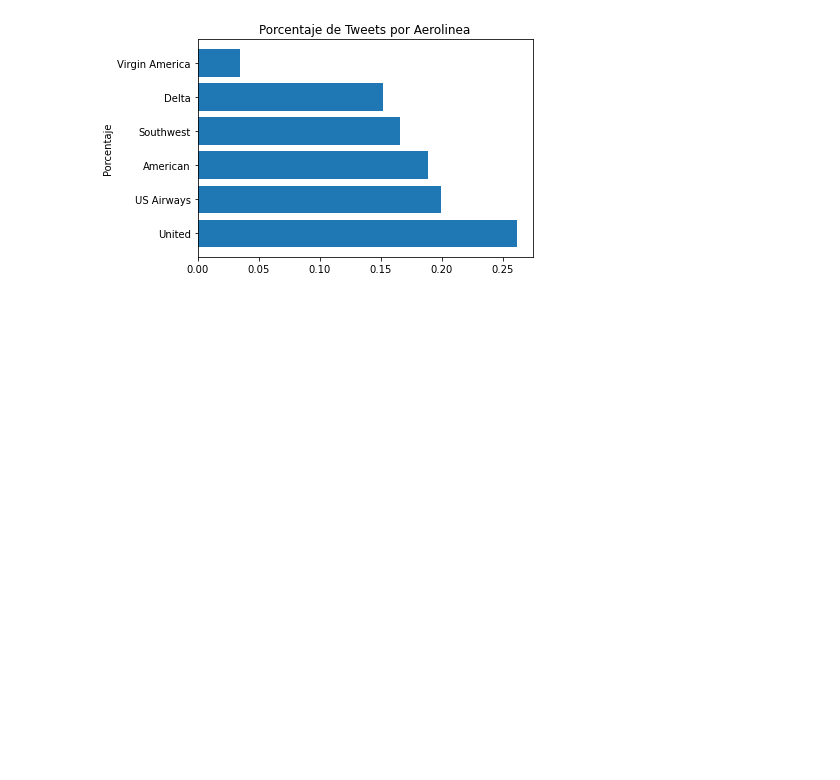
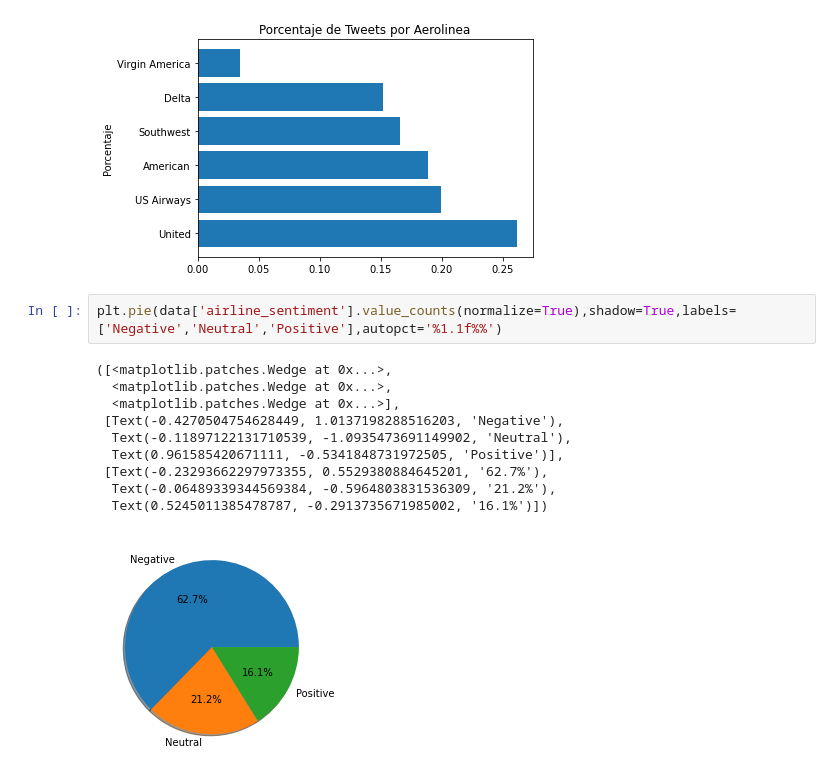
Before and after one commit to astach-DS/Tweets-Sentiment-Classification, a Jupyter notebook: Tweets.ipynb, the cells around one changed output. Saved outputs shown, nothing was run; the diff lists cells and outputs as text; blank space fills up the shorter version.

```diff
--- a/Tweets.ipynb
+++ b/Tweets.ipynb
@@ -39,5 +56,18 @@ ax.set_ylabel("Porcentaje")
 # %% [output]
 Text(0, 0.5, 'Porcentaje')
 [figure]
+# %%
+plt.pie(data['airline_sentiment'].value_counts(normalize=True),shadow=True,labels=['Negative','Neutral','Positive'],autopct='%1.1f%%')
+# %% [output]
+([<matplotlib.patches.Wedge at 0x...>,
+  <matplotlib.patches.Wedge at 0x...>,
+  <matplotlib.patches.Wedge at 0x...>],
+ [Text(-0.4270504754628449, 1.0137198288516203, 'Negative'),
+  Text(-0.11897122131710539, -1.0935473691149902, 'Neutral'),
+  Text(0.961585420671111, -0.5341848731972505, 'Positive')],
+ [Text(-0.23293662297973355, 0.5529380884645201, '62.7%'),
+  Text(-0.06489339344569384, -0.5964803831536309, '21.2%'),
+  Text(0.5245011385478787, -0.2913735671985002, '16.1%')])
+[figure, added]
 # %%
 data['tweet_long'] = data['text'].apply(lambda x : len(x))
```
Also changed, not shown: parts of 32 cells of this notebook.
